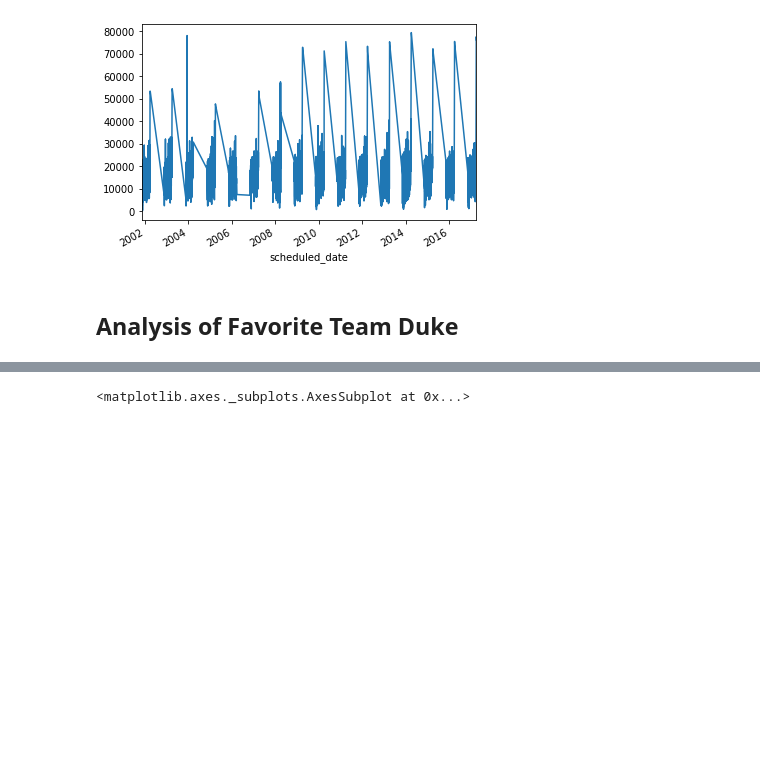
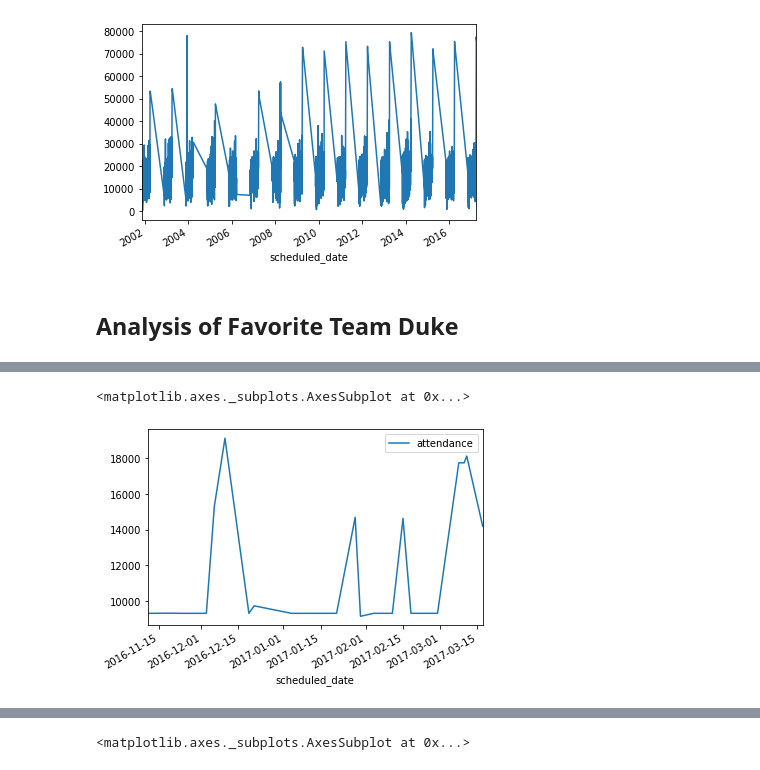
Before and after one commit to gabertooth/sportmodeling, a Jupyter notebook: College B-Ball .ipynb, the cells around one changed output, grey strips where cells are left out. Cells and saved outputs as stored; diff of their text form; code cells hidden in the pictures; blank space fills up the shorter version.

```diff
--- a/College B-Ball .ipynb
+++ b/College B-Ball .ipynb
@@ -313,4 +342,4 @@ import statsmodels.api as sm
 import matplotlib.pyplot as plt
 import seaborn as sns
 duke_2016['scheduled_date']= pd.to_datetime(duke_2016['scheduled_date'])
-duke_2016_ts=duke_2016[['scheduled_date','win']]
+duke_2016_ts=duke_2016[['scheduled_date','win','attendance']]
@@ -326,0 +396,5 @@ duke_2016_ts.plot()
+# %%
+duke_2016_ts[duke_2016_ts['win']=='win'].plot()
+# %% [output]
+<matplotlib.axes._subplots.AxesSubplot at 0x...>
+[figure, added]
```
Also changed, not shown: parts of 8 cells of this notebook.
